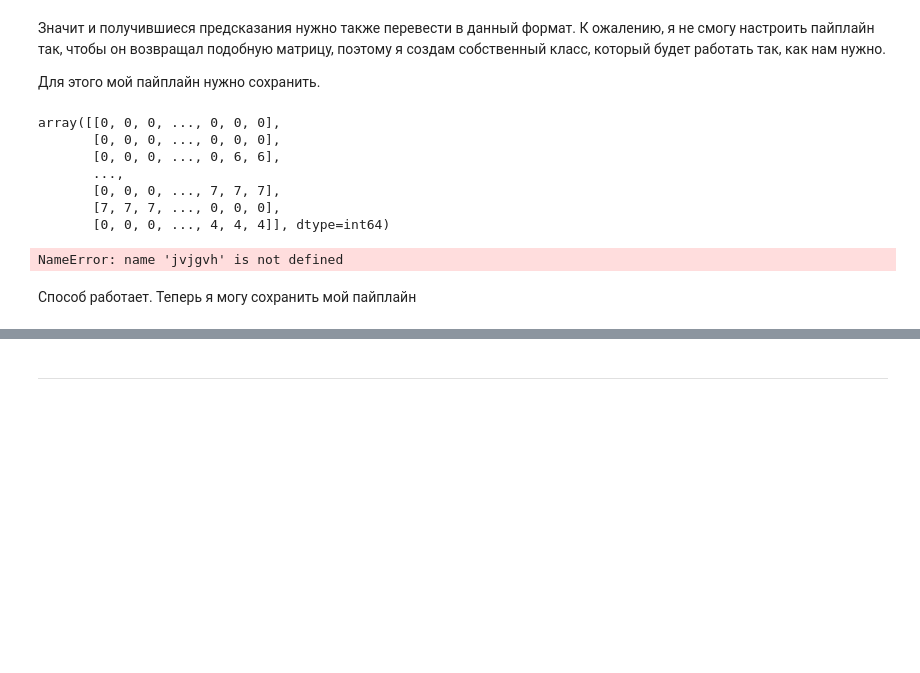
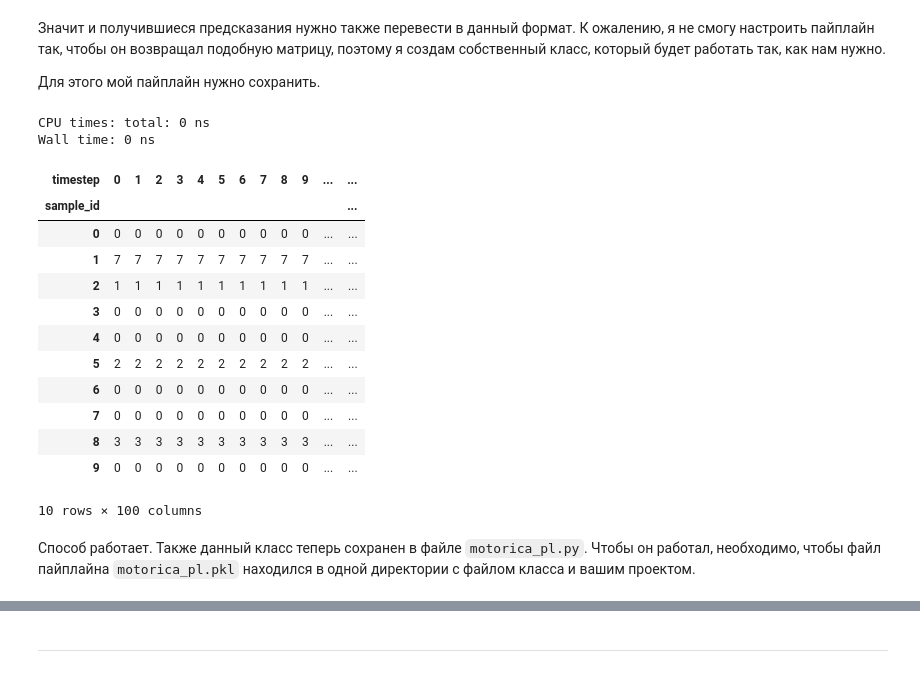
Before and after one commit to georgekovin/Motorica-Classif-Test, a Jupyter notebook: task.ipynb, the cells around one changed output, grey strips where cells are left out. Drawn from its saved outputs; the diff is of its cells as text; code cells hidden in the pictures; blank space fills up the shorter version.

```diff
--- a/task.ipynb
+++ b/task.ipynb
@@ -79,7 +79,7 @@ class TensorToMatrix(b.TransformerMixin):
 
         Returns:
         ---
-            `TensorToMatrix`: обученный трансформер
+            `self`: обученный трансформер
         """
         return self
 
@@ -435,46 +435,90 @@ y_train_3d
 Значит и получившиеся предсказания нужно также перевести в данный формат. К ожалению, я не смогу настроить пайплайн так, чтобы он возвращал подобную матрицу, поэтому я создам собственный класс, который будет работать так, как нам нужно.
 
 Для этого мой пайплайн нужно сохранить.
+# %%
+with open('./motorica_pl.pkl', 'wb') as pl_file:
+    pickle.dump(pipeline, pl_file)
 # %%
 class MotoricaPipeline(b.BaseEstimator):
     def __init__(self) -> None:
-        """_summary_
-        """
-        pass
+        """Пайплайн для предсказания жеста человека по датчикам на его руке."""
 
-    def fit(self, X):
         with open('./motorica_pl.pkl', 'rb') as pl_file:
             self.pipeline = pickle.load(pl_file)
 
+    def fit(self, X):
+        """Обучение пайплайна
+        (на самом деле он уже обученный, данный метод - просто формальность)
+
+        Args:
+        ---
+            X (`ArrayLike`): трехмерный массив с размерностью (`наблюдения`, `датчики`, `время`)
+
+        Returns:
+        ---
+            `self`: обученный пайплайн
+        """
         return self
 
     def predict(self, X, as_df=False):
+        """Предсказание жестов по датчикам на руке.
+
+        Args:
+        ---
+            X (`ArrayLike`): трехмерный массив с размерностью (`наблюдения`, `датчики`, `время`)
+            as_df (bool, optional): при `True` метод возвращает результат в формате DataFrame, по умолчанию - `False`
+
+        Returns:
+        ---
+            `DataFrame` | `NDArray`: двумерный массив с закодированными жестами с размерностью (`наблюдения`, `время`)
+        """
+
         y = np.split(self.pipeline.predict(X), X.shape[0])
 
         if as_df:
             y_inxcol = pd.Series(range(len(y)), name='sample_id')
             y_header = pd.Series(range(len(y[0])), name='timestep')
 
             y = pd.DataFrame(y)
 
             return y.set_index(y_inxcol).T.set_index(y_header).T
 
         return np.array(y)
 
     def fit_predict(self, X, as_df=False):
+        """Обучение пайплайна и затем предсказание жестов.
+
+        Args:
+        ---
+            X (`ArrayLike`): трехмерный массив с размерностью (`наблюдения`, `датчики`, `время`)
+            as_df (bool, optional): при `True` метод возвращает результат в формате DataFrame, по умолчанию - `False`
+
+        Returns:
+        ---
+            `DataFrame` | `NDArray`: двумерный массив с закодированными жестами с размерностью (`наблюдения`, `время`)
+        """
+
         return self.fit(X).predict(X, as_df=as_df)
 
 
-MotoricaPipeline().fit_predict(X_train)
+# попробуем предсказать значения для 10 случайных человек
+rand_i = np.random.randint(0, X_train.shape[0], size=10)
+X_rand = X_train[rand_i]
+
+%time MotoricaPipeline().fit_predict(X_rand, as_df=1)
 # %% [output]
-array([[0, 0, 0, ..., 0, 0, 0],
-       [0, 0, 0, ..., 0, 0, 0],
-       [0, 0, 0, ..., 0, 6, 6],
-       ...,
-       [0, 0, 0, ..., 7, 7, 7],
-       [7, 7, 7, ..., 0, 0, 0],
-       [0, 0, 0, ..., 4, 4, 4]], dtype=int64)
+CPU times: total: 0 ns
+Wall time: 0 ns
+| timestep | 0 | 1 | 2 | 3 | 4 | 5 | 6 | 7 | 8 | 9 | ... | ... |
+| sample_id |  |  |  |  |  |  |  |  |  |  |  | ... |
+| 0 | 0 | 0 | 0 | 0 | 0 | 0 | 0 | 0 | 0 | 0 | ... | ... |
+| 1 | 7 | 7 | 7 | 7 | 7 | 7 | 7 | 7 | 7 | 7 | ... | ... |
+| 2 | 1 | 1 | 1 | 1 | 1 | 1 | 1 | 1 | 1 | 1 | ... | ... |
+| 3 | 0 | 0 | 0 | 0 | 0 | 0 | 0 | 0 | 0 | 0 | ... | ... |
+| 4 | 0 | 0 | 0 | 0 | 0 | 0 | 0 | 0 | 0 | 0 | ... | ... |
+| 5 | 2 | 2 | 2 | 2 | 2 | 2 | 2 | 2 | 2 | 2 | ... | ... |
+| 6 | 0 | 0 | 0 | 0 | 0 | 0 | 0 | 0 | 0 | 0 | ... | ... |
+| 7 | 0 | 0 | 0 | 0 | 0 | 0 | 0 | 0 | 0 | 0 | ... | ... |
+| 8 | 3 | 3 | 3 | 3 | 3 | 3 | 3 | 3 | 3 | 3 | ... | ... |
+| 9 | 0 | 0 | 0 | 0 | 0 | 0 | 0 | 0 | 0 | 0 | ... | ... |
+10 rows × 100 columns
-# %%
-jvjgvh
-# %% [output]
-NameError: name 'jvjgvh' is not defined
@@ -501,2 +525,2 @@ X_rand = X_train[rand_i]
 # %% [markdown]
-Способ работает. Теперь я могу сохранить мой пайплайн
+Способ работает. Также данный класс теперь сохранен в файле `motorica_pl.py`. Чтобы он работал, необходимо, чтобы файл пайплайна `motorica_pl.pkl` находился в одной директории с файлом класса и вашим проектом.
```
Also changed, not shown: parts of 4 cells of this notebook, 2 other files.
